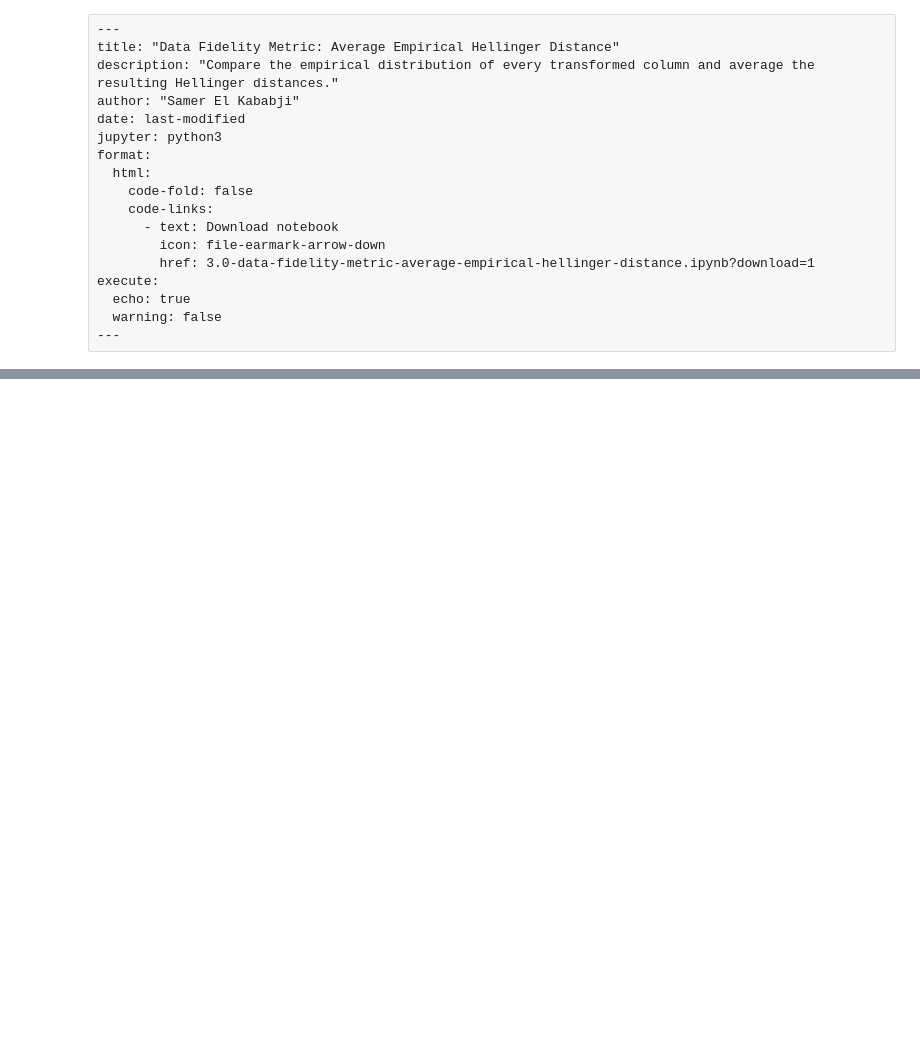
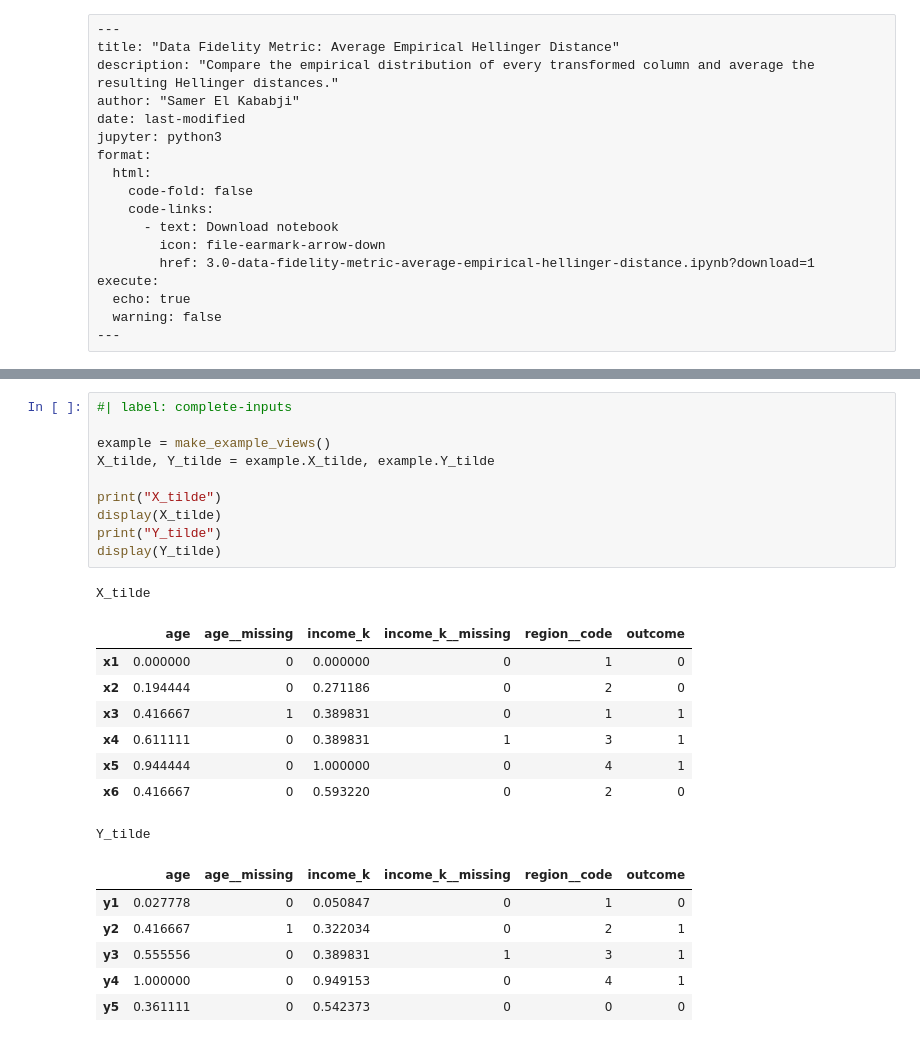
Before and after one commit to EulerLettersAI/math-to-code, a Jupyter notebook: lessons/tabular-dataset-comparison-metrics/3.0-data-fidelity-metric-average-empirical-hellinger-distance.ipynb, the cells around one changed output, grey strips where cells are left out. Cells and saved outputs as stored; diff of their text form; blank space fills up the shorter version.

```diff
--- a/lessons/tabular-dataset-comparison-metrics/3.0-data-fidelity-metric-average-empirical-hellinger-distance.ipynb
+++ b/lessons/tabular-dataset-comparison-metrics/3.0-data-fidelity-metric-average-empirical-hellinger-distance.ipynb
@@ -81,0 +63,26 @@ Every transformed column receives equal weight, regardless of its datatype or nu
+# %%
+#| label: complete-inputs
+
+example = make_example_views()
+X_tilde, Y_tilde = example.X_tilde, example.Y_tilde
+
+print("X_tilde")
+display(X_tilde)
+print("Y_tilde")
+display(Y_tilde)
+# %% [output]
+X_tilde
+|  | age | age__missing | income_k | income_k__missing | region__code | outcome |
+| x1 | 0.000000 | 0 | 0.000000 | 0 | 1 | 0 |
+| x2 | 0.194444 | 0 | 0.271186 | 0 | 2 | 0 |
+| x3 | 0.416667 | 1 | 0.389831 | 0 | 1 | 1 |
+| x4 | 0.611111 | 0 | 0.389831 | 1 | 3 | 1 |
+| x5 | 0.944444 | 0 | 1.000000 | 0 | 4 | 1 |
+| x6 | 0.416667 | 0 | 0.593220 | 0 | 2 | 0 |
+Y_tilde
+|  | age | age__missing | income_k | income_k__missing | region__code | outcome |
+| y1 | 0.027778 | 0 | 0.050847 | 0 | 1 | 0 |
+| y2 | 0.416667 | 1 | 0.322034 | 0 | 2 | 1 |
+| y3 | 0.555556 | 0 | 0.389831 | 1 | 3 | 1 |
+| y4 | 1.000000 | 0 | 0.949153 | 0 | 4 | 1 |
+| y5 | 0.361111 | 0 | 0.542373 | 0 | 0 | 0 |
```
Also changed, not shown: parts of 22 cells of this notebook.
